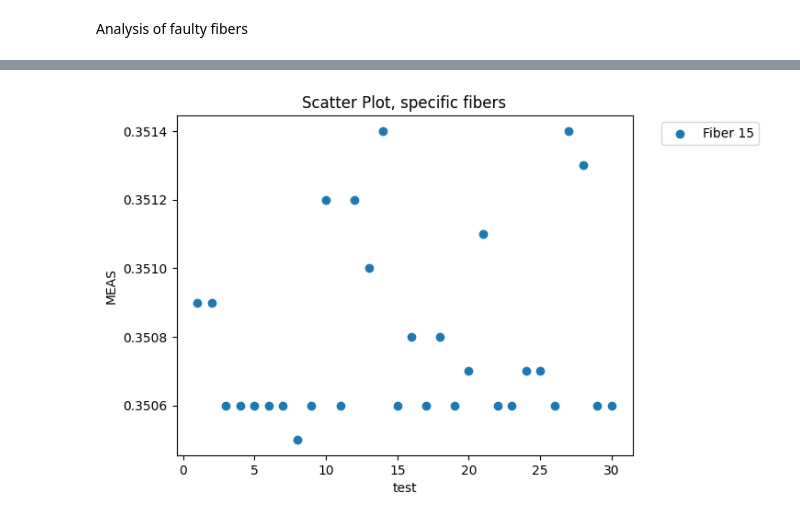
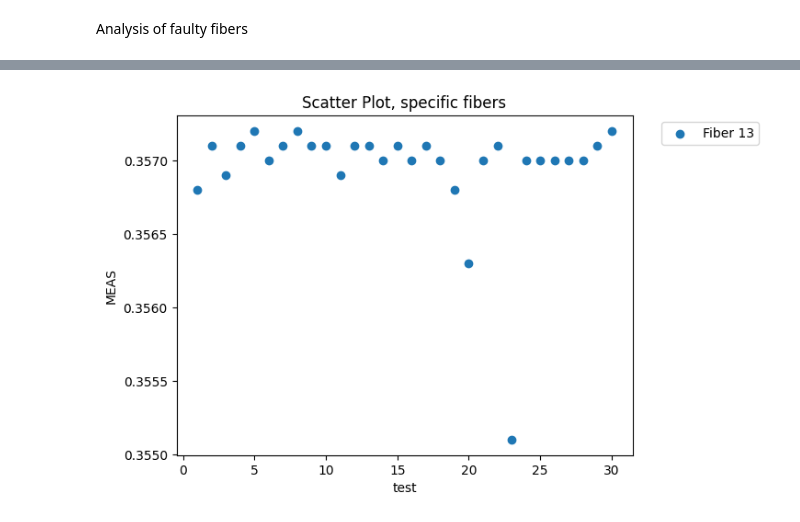
Before and after one commit to LucianoGP95/Python_Eiit_RyR, a Jupyter notebook: a2_RyR_Analyser/notebooks/a1_RyR_EDA.ipynb, the cells around one changed output, grey strips where cells are left out. Saved outputs shown, nothing was run; the diff lists cells and outputs as text; code cells hidden in the pictures.

```diff
--- a/a2_RyR_Analyser/notebooks/a1_RyR_EDA.ipynb
+++ b/a2_RyR_Analyser/notebooks/a1_RyR_EDA.ipynb
@@ -87,5 +87,5 @@ fiber x 13:    0.000385
 Name: std, dtype: float64
 # %%
-plot_scatter(df, 'Scatter Plot, specific fibers', 'test', 'MEAS', 'Fiber', filter=15)
+plot_scatter(df, 'Scatter Plot, specific fibers', 'test', 'MEAS', 'Fiber', filter=13)
 # %% [output]
-[figure, old version]
+[figure, new version]
```
Also changed, not shown: parts of 3 cells of this notebook, 6 other files.
